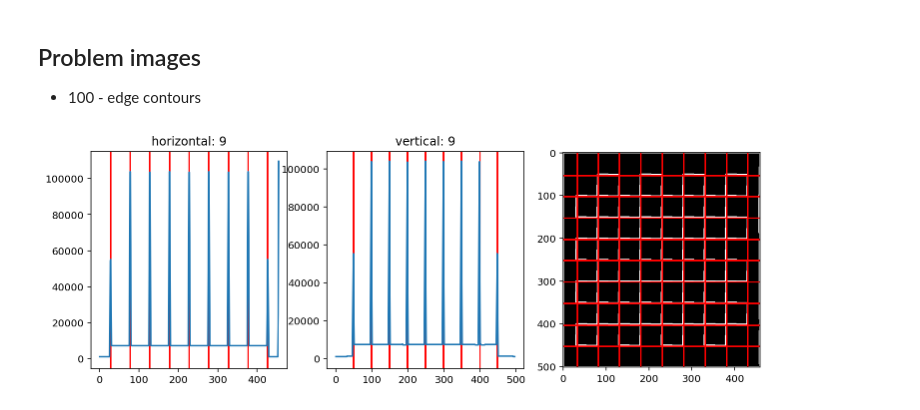
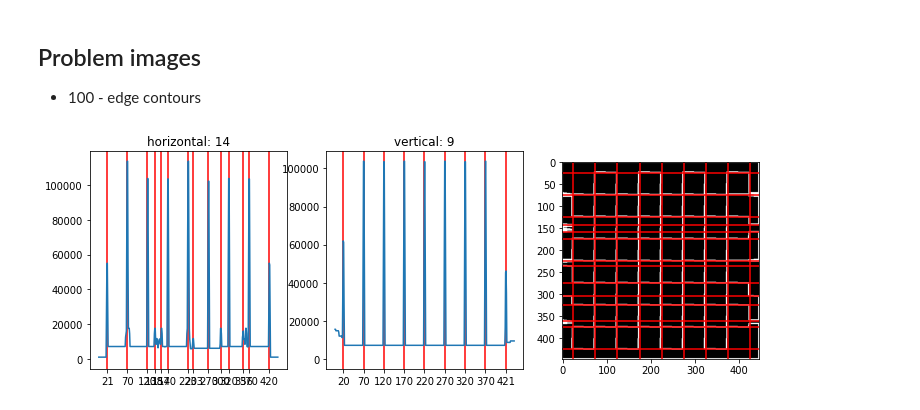
Before and after one commit to idrisr/chessocrnb, a Jupyter notebook: nbs/05_hough.py.ipynb, the cells around one changed output. Drawn from its saved outputs; the diff is of its cells as text; code cells hidden in the pictures.

Commit message:
fix some graphing stuff

```diff
--- a/nbs/05_hough.py.ipynb
+++ b/nbs/05_hough.py.ipynb
@@ -44,12 +43,12 @@ class Hough:
     @property
     def hsig(self):
         """ signal for horizontal lines"""
-        return self.a.sum(axis=0)[2:-2]
+        return self.a.sum(axis=1)[2:-2]
 
     @property
     def vsig(self):
         """ signal for vertical lines"""
-        return self.a.sum(axis=1)[2:-2]
+        return self.a.sum(axis=0)[2:-2]
 
     @property
     def vpeaks(self):
@@ -59,30 +58,36 @@ class Hough:
     def hpeaks(self):
         return find_peaks(self.hsig, distance=10, height=10000)[0]
 
-
-    def show(self):
+    def _repr_png_(self):
         fig = plt.figure(figsize=(12, 4))
         gs = fig.add_gridspec(1, 3)
         ax1 = fig.add_subplot(gs[0, 0])
         ax1.plot(self.hsig)
         ax1.set_title(f'horizontal: {len(self.hpeaks)}')
         ax1.vlines(self.hpeaks, 0, 1, transform=ax1.get_xaxis_transform(), colors='r')
+        ax1.set_xticks(self.hpeaks)
+        ax1.set_xticklabels(self.hpeaks)
 
         ax2 = fig.add_subplot(gs[0, 1])
         ax2.plot(self.vsig)
         ax2.set_title(f'vertical: {len(self.vpeaks)}')
         ax2.vlines(self.vpeaks, 0, 1, transform=ax2.get_xaxis_transform(), colors='r')
+        ax2.set_xticks(self.vpeaks)
+        ax2.set_xticklabels(self.vpeaks)
 
         ax3 = fig.add_subplot(gs[0, 2])
         ax3.imshow(self.img, cmap='gray')
-        ax3.vlines(self.hpeaks+4, 0, 1, transform=ax3.get_xaxis_transform(), colors='r')
-        ax3.hlines(self.vpeaks+4, 0, 1, transform=ax3.get_yaxis_transform(), colors='r')
+        ax3.hlines(self.hpeaks+4, 0, 1, transform=ax3.get_yaxis_transform(), colors='r')
+        ax3.vlines(self.vpeaks+4, 0, 1, transform=ax3.get_xaxis_transform(), colors='r')
+        data = print_figure(fig)
+        plt.close(fig)
+        return data
 # %%
+random.seed(43)
 imgs = get_image_files(path)
-idx = random.randint(0, len(imgs))
-img = Image.open(imgs[idx])
-c = image.color_to_contours(img)
+img = Image.open(choice(imgs))
+c = preprocess.color_to_contours(img)
 h = Hough(c)
-h.show()
+h
 # %% [output]
-[figure, old version]
+[figure, new version]
```
Also changed, not shown: parts of 14 cells of this notebook, 14 other files.
